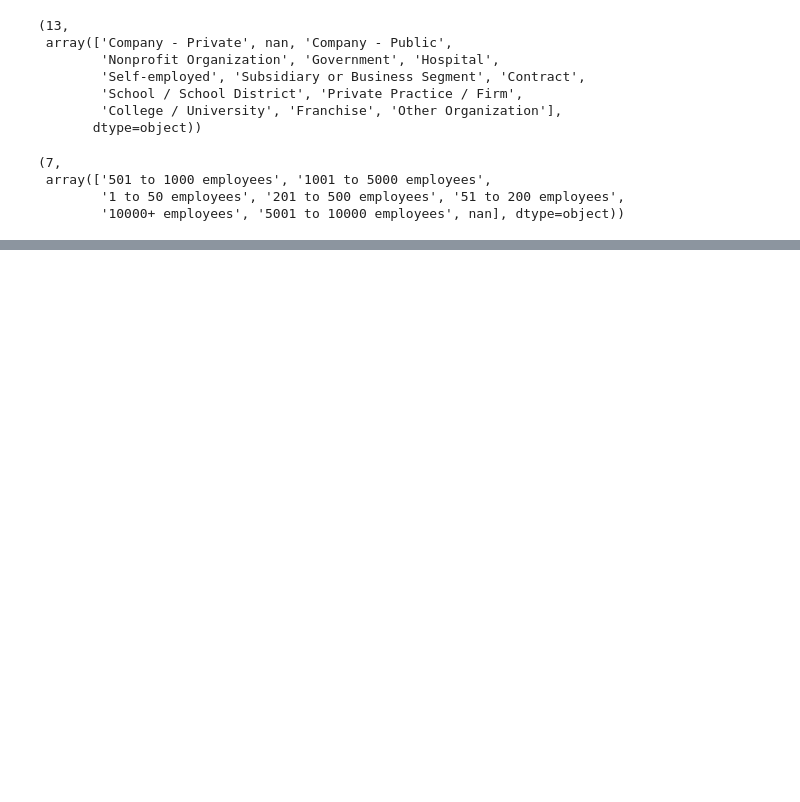
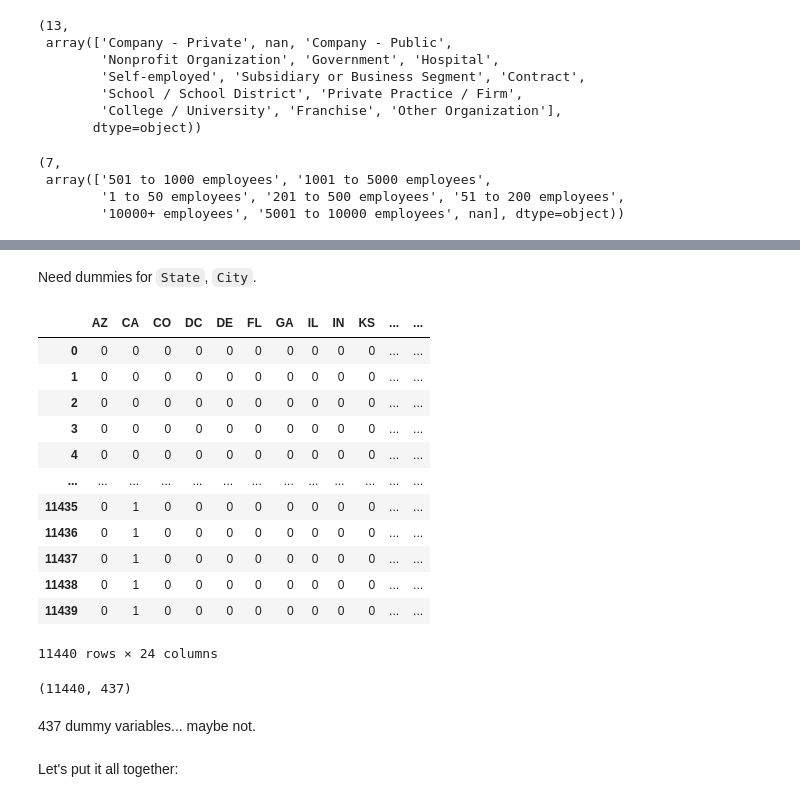
Before and after one commit to ronaldpacheco/Capstone_2_Data-Science-Salary-Prediction, a Jupyter notebook: Data Wrangling.ipynb, the cells around one changed output, grey strips where cells are left out. Cells and saved outputs as stored; diff of their text form; code cells hidden in the pictures; blank space fills up the shorter version.

```diff
--- a/Data Wrangling.ipynb
+++ b/Data Wrangling.ipynb
@@ -848,0 +995,7 @@ df['Size'].value_counts().count(), pd.unique(df['Size'])
+# %%
+df['R'] = df.apply(lambda x: 1 if 'R.' in x.Job_Desc or 'R,' in x.Job_Desc else 0, axis=1)
+df['Python'] = df.apply(lambda x: 1 if 'python' in x.Job_Desc.lower() else 0, axis=1)
+df['Julia'] = df.apply(lambda x: 1 if 'julia' in x.Job_Desc.lower() else 0, axis=1)
+df['SQL'] = df.apply(lambda x: 1 if 'sql' in x.Job_Desc.lower() else 0, axis=1)
+df['Scala'] = df.apply(lambda x: 1 if 'scala' in x.Job_Desc.lower() else 0, axis=1)
+df['JavaScript'] = df.apply(lambda x: 1 if 'javascript' in x.Job_Desc.lower() else 0, axis=1)
@@ -848,0 +1022,5 @@ df['Size'].value_counts().count(), pd.unique(df['Size'])
+# %%
+df = df.astype({'R':'category','Python':'category','Julia':'category','SQL':'category','Scala':'category',
+                'JavaScript':'category','Title_Machine':'category', 'Title_Deep':'category', 'Title_Analyst':'category',
+                'Title_Engineer':'category','Title_Scientist':'category','Title_Manager':'category',
+    'Title_Senior':'category','Title_Junior':'category','Title_Lead':'category','Title_Principal':'category','Title_Chief':'category','Title_Intern':'category'})
@@ -848,0 +1049,12 @@ df['Size'].value_counts().count(), pd.unique(df['Size'])
+# %%
+df['Size_ord'] = df.Size.apply(lambda x: 0 if x == '1 to 50 employees' else(1 if x == '51 to 200 employees' else(2 if x == '201 to 500 employees'
+                           else(3 if x == '501 to 1000 employees' else(4 if x == '1001 to 5000 employees' else(4 if x == '5001 to 10000 employees' else(5 if x == '10000+ employees' else np.NaN)))))))
+df['Size_ord'] = df.Size_ord.astype('category')
+
+df['Revenue_ord'] = df.Revenue.apply(lambda x: 0 if x == 'Less than $1 million (USD)' else(1 if x == '$1 to $5 million (USD)' else(2 if x == '$5 to $10 million (USD)'
+                           else(3 if x == '$10 to $25 million (USD)' else(4 if x == '$25 to $50 million (USD)' else(5 if x == '$50 to $100 million (USD)'
+                           else(6 if x == '$100 to $500 million (USD)' else(7 if x == '$500 million to $1 billion (USD)' else(8 if x == '$1 to $2 billion (USD)' else(9 if x == '$2 to $5 billion (USD)'
+                           else(10 if x == '$5 to $10 billion (USD)' else(11 if x == '$10+ billion (USD)' else np.NaN))))))))))))
+df['Revenue_ord'] = df.Revenue_ord.astype('category')
+
+df.info()
@@ -848,0 +1103,4 @@ df['Size'].value_counts().count(), pd.unique(df['Size'])
+# %%
+df.reset_index(inplace=True)
+sector_dummy = pd.get_dummies(df.Sector)
+sector_dummy.info()
@@ -848,0 +1141,26 @@ df['Size'].value_counts().count(), pd.unique(df['Size'])
+# %% [markdown]
+Need dummies for `State`, `City`.
+# %%
+state_dummy = pd.get_dummies(df.State)
+state_dummy
+# %% [output]
+|  | AZ | CA | CO | DC | DE | FL | GA | IL | IN | KS | ... | ... |
+| 0 | 0 | 0 | 0 | 0 | 0 | 0 | 0 | 0 | 0 | 0 | ... | ... |
+| 1 | 0 | 0 | 0 | 0 | 0 | 0 | 0 | 0 | 0 | 0 | ... | ... |
+| 2 | 0 | 0 | 0 | 0 | 0 | 0 | 0 | 0 | 0 | 0 | ... | ... |
+| 3 | 0 | 0 | 0 | 0 | 0 | 0 | 0 | 0 | 0 | 0 | ... | ... |
+| 4 | 0 | 0 | 0 | 0 | 0 | 0 | 0 | 0 | 0 | 0 | ... | ... |
+| ... | ... | ... | ... | ... | ... | ... | ... | ... | ... | ... | ... | ... |
+| 11435 | 0 | 1 | 0 | 0 | 0 | 0 | 0 | 0 | 0 | 0 | ... | ... |
+| 11436 | 0 | 1 | 0 | 0 | 0 | 0 | 0 | 0 | 0 | 0 | ... | ... |
+| 11437 | 0 | 1 | 0 | 0 | 0 | 0 | 0 | 0 | 0 | 0 | ... | ... |
+| 11438 | 0 | 1 | 0 | 0 | 0 | 0 | 0 | 0 | 0 | 0 | ... | ... |
+| 11439 | 0 | 1 | 0 | 0 | 0 | 0 | 0 | 0 | 0 | 0 | ... | ... |
+11440 rows × 24 columns
+# %%
+city_dummy = pd.get_dummies(df.City)
+city_dummy.shape
+# %% [output]
+(11440, 437)
+# %% [markdown]
+437 dummy variables... maybe not.
@@ -848,0 +1169,2 @@ df['Size'].value_counts().count(), pd.unique(df['Size'])
+# %% [markdown]
+Let's put it all together:
```
Also changed, not shown: parts of 56 cells of this notebook, 1 other file.
